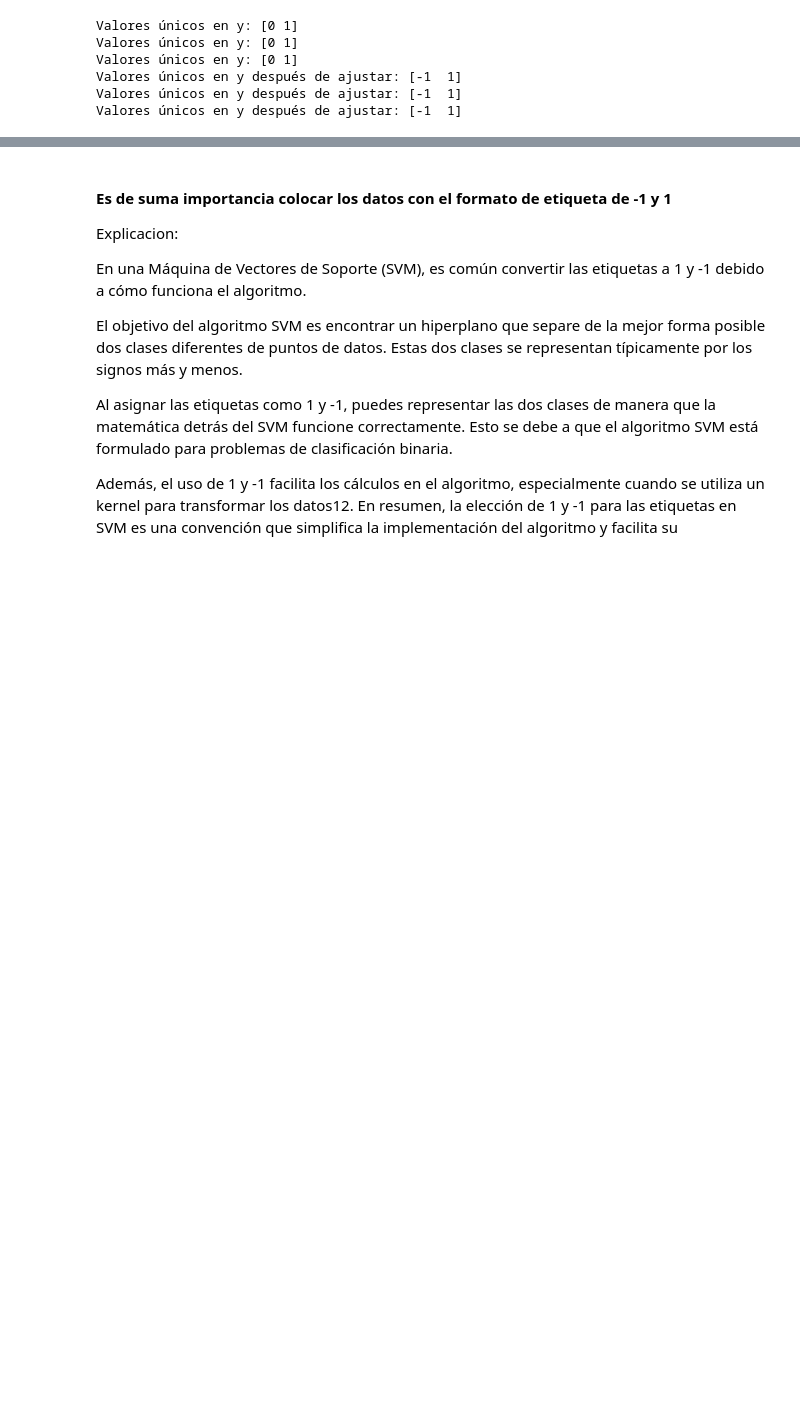
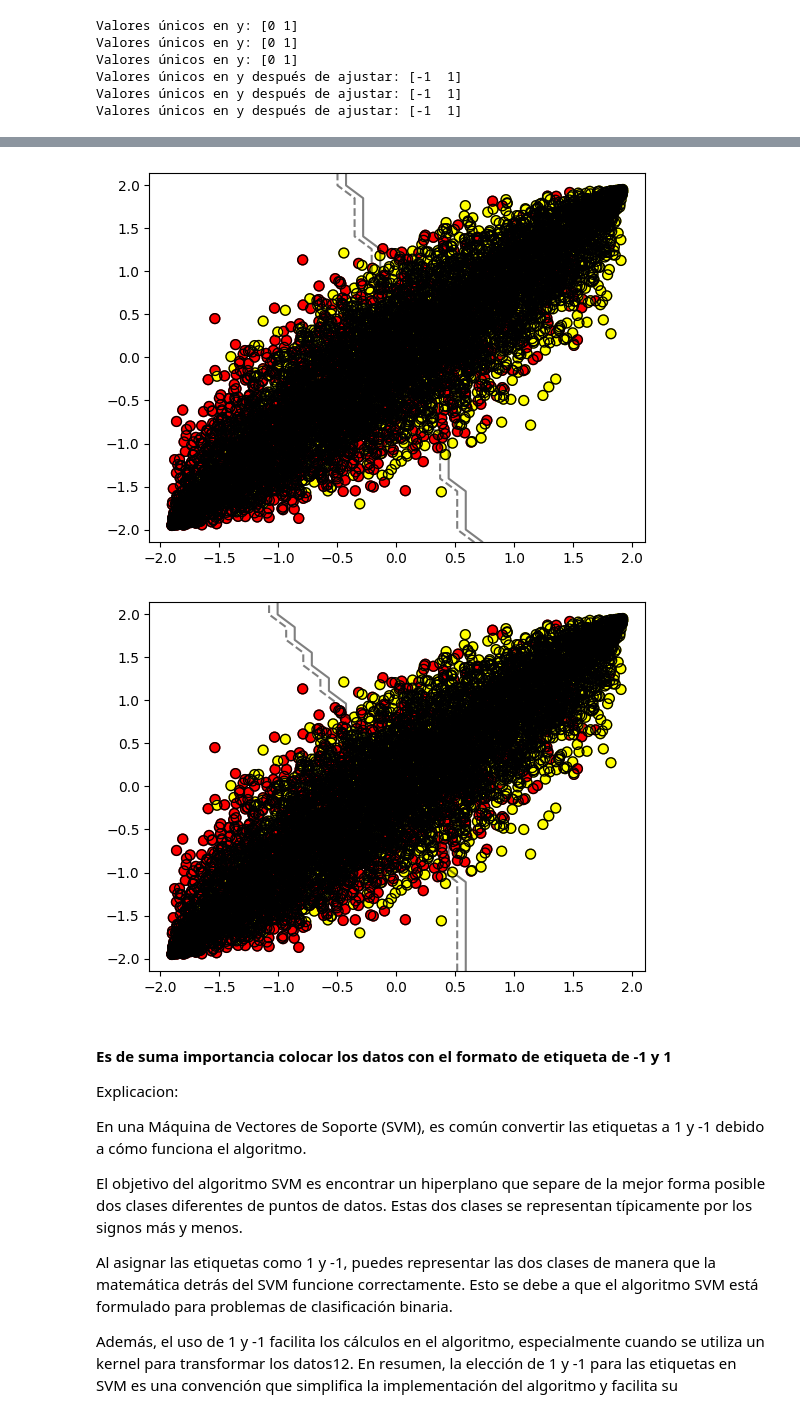
Before and after one commit to AndresQuinto5/IA_LAB2, a Jupyter notebook: Laboratorio2.ipynb, the cells around one changed output, grey strips where cells are left out. Cells and saved outputs as stored; diff of their text form; code cells hidden in the pictures; blank space fills up the shorter version.

```diff
--- a/Laboratorio2.ipynb
+++ b/Laboratorio2.ipynb
@@ -982,46 +982,49 @@ weighted avg       0.72      0.72      0.72       990
 [figure]
 # %%
-# import matplotlib.pyplot as plt
-# import numpy as np
+import matplotlib.pyplot as plt
+import numpy as np
 
-# def plot_svc_decision_function(model, ax=None, plot_support=True):
-#     """Plot the decision function for a 2D SVC"""
-#     if ax is None:
-#         ax = plt.gca()
-#     xlim = ax.get_xlim()
-#     ylim = ax.get_ylim()
+def plot_svc_decision_function(model, ax=None, plot_support=True):
+    """Plot the decision function for a 2D SVC"""
+    if ax is None:
+        ax = plt.gca()
+    xlim = ax.get_xlim()
+    ylim = ax.get_ylim()
 
-#     # create grid to evaluate model
-#     x = np.linspace(xlim[0], xlim[1], 30)
-#     y = np.linspace(ylim[0], ylim[1], 30)
-#     Y, X = np.meshgrid(y, x)
-#     xy = np.vstack([X.ravel(), Y.ravel()]).T
+    # create grid to evaluate model
+    x = np.linspace(xlim[0], xlim[1], 30)
+    y = np.linspace(ylim[0], ylim[1], 30)
+    Y, X = np.meshgrid(y, x)
+    xy = np.vstack([X.ravel(), Y.ravel()]).T
 
-#     P = np.zeros_like(X)
-#     for i, point in enumerate(xy):
-#         P.ravel()[i] = model.predict(point.reshape(1, -1))
+    P = np.zeros_like(X)
+    for i, point in enumerate(xy):
+        P.ravel()[i] = model.predict(point.reshape(1, -1))
 
-#     # plot decision boundary and margins
-#     ax.contour(X, Y, P.reshape(X.shape), colors='k',
-#                levels=[-1, 0, 1], alpha=0.5,
-#                linestyles=['--', '-', '--'])
+    # plot decision boundary and margins
+    ax.contour(X, Y, P.reshape(X.shape), colors='k',
+               levels=[-1, 0, 1], alpha=0.5,
+               linestyles=['--', '-', '--'])
 
-#     # plot support vectors
-#     if plot_support:
-#         ax.scatter(model.X[:, 0],
-#                    model.X[:, 1],
-#                    s=50, linewidth=1, facecolors='none', edgecolors='k')
-#     ax.set_xlim(xlim)
-#     ax.set_ylim(ylim)
+    # plot support vectors
+    if plot_support:
+        ax.scatter(model.X[:, 0],
+                   model.X[:, 1],
+                   s=50, linewidth=1, facecolors='none', edgecolors='k')
+    ax.set_xlim(xlim)
+    ax.set_ylim(ylim)
 
 
-# plt.scatter(X_train[:, 0], X_train[:, 1], c=y_train, s=50, cmap='autumn')
-# plot_svc_decision_function(svm_model_linear)
-# plt.show()
+plt.scatter(X_train[:, 0], X_train[:, 1], c=y_train, s=50, cmap='autumn')
+plot_svc_decision_function(svm_model_linear)
+plt.show()
 
-# plt.scatter(X_train[:, 0], X_train[:, 1], c=y_train, s=50, cmap='autumn')
-# plot_svc_decision_function(svm_model_rbf)
-# plt.show()
+plt.scatter(X_train[:, 0], X_train[:, 1], c=y_train, s=50, cmap='autumn')
+plot_svc_decision_function(svm_model_rbf)
+plt.show()
+# %% [output]
+[figure, added]
+[figure, added]
 # %% [markdown]
 #### Es de suma importancia colocar los datos con el formato de etiqueta de -1 y 1
 
```
Also changed, not shown: parts of 1 cell of this notebook.
